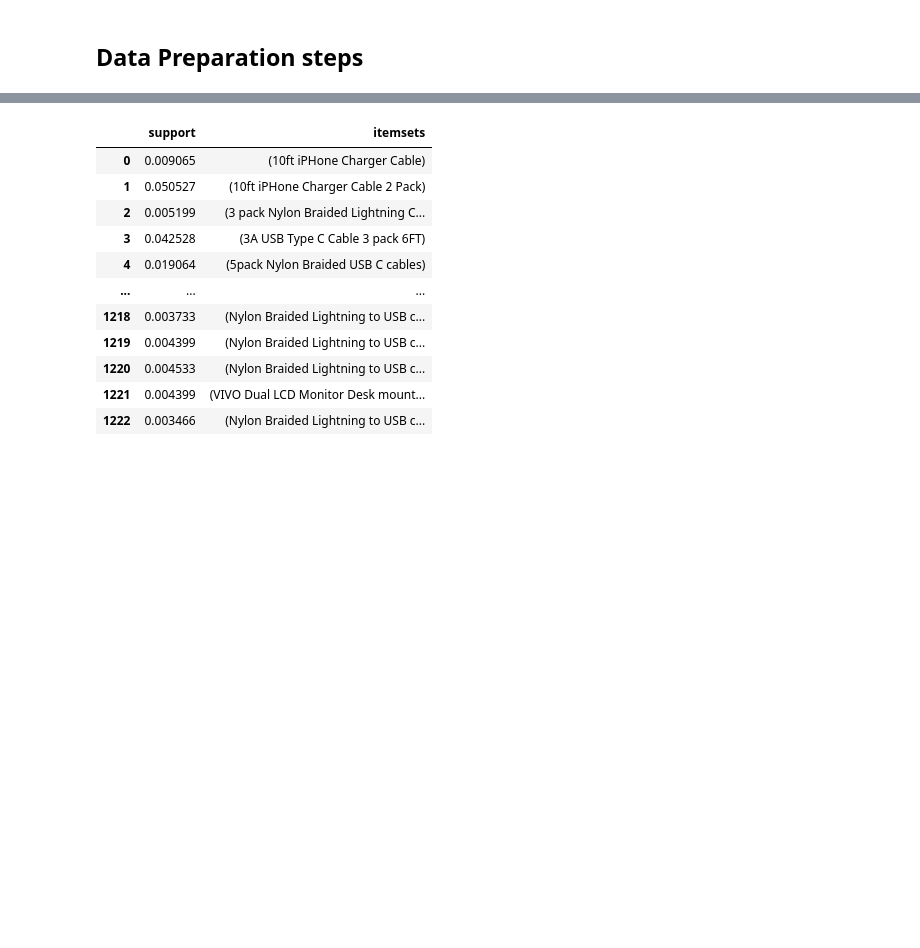
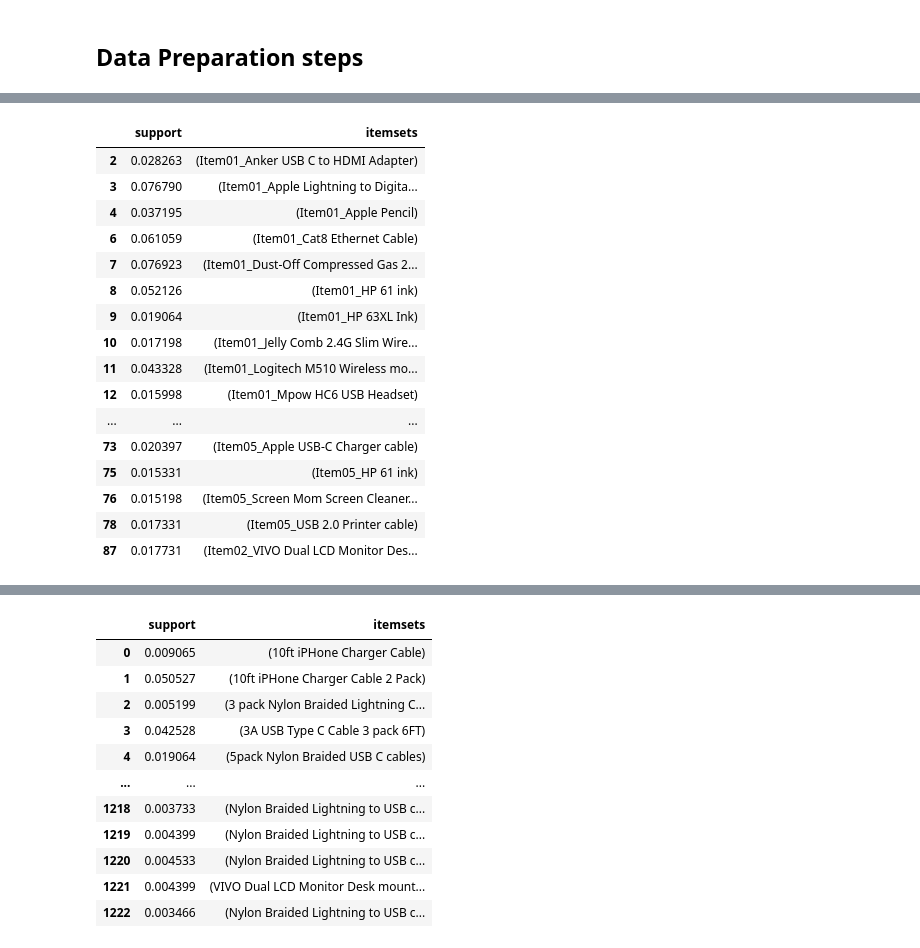
Before and after one commit to cfreeman22/d212_data_mining_2, a Jupyter notebook: D212_task3.ipynb, the cells around one changed output, grey strips where cells are left out. Drawn from its saved outputs; the diff is of its cells as text; code cells hidden in the pictures; blank space fills up the shorter version.

```diff
--- a/D212_task3.ipynb
+++ b/D212_task3.ipynb
@@ -58,0 +224,20 @@ df.head()
+# %%
+freq_itemsets[(freq_itemsets['support']>0.015)]
+# %% [output]
+|  | support | itemsets |
+| 2 | 0.028263 | (Item01_Anker USB C to HDMI Adapter) |
+| 3 | 0.076790 | (Item01_Apple Lightning to Digita... |
+| 4 | 0.037195 | (Item01_Apple Pencil) |
+| 6 | 0.061059 | (Item01_Cat8 Ethernet Cable) |
+| 7 | 0.076923 | (Item01_Dust-Off Compressed Gas 2... |
+| 8 | 0.052126 | (Item01_HP 61 ink) |
+| 9 | 0.019064 | (Item01_HP 63XL Ink) |
+| 10 | 0.017198 | (Item01_Jelly Comb 2.4G Slim Wire... |
+| 11 | 0.043328 | (Item01_Logitech M510 Wireless mo... |
+| 12 | 0.015998 | (Item01_Mpow HC6 USB Headset) |
+| ... | ... | ... |
+| 73 | 0.020397 | (Item05_Apple USB-C Charger cable) |
+| 75 | 0.015331 | (Item05_HP 61 ink) |
+| 76 | 0.015198 | (Item05_Screen Mom Screen Cleaner... |
+| 78 | 0.017331 | (Item05_USB 2.0 Printer cable) |
+| 87 | 0.017731 | (Item02_VIVO Dual LCD Monitor Des... |
```
Also changed, not shown: parts of 54 cells of this notebook.
